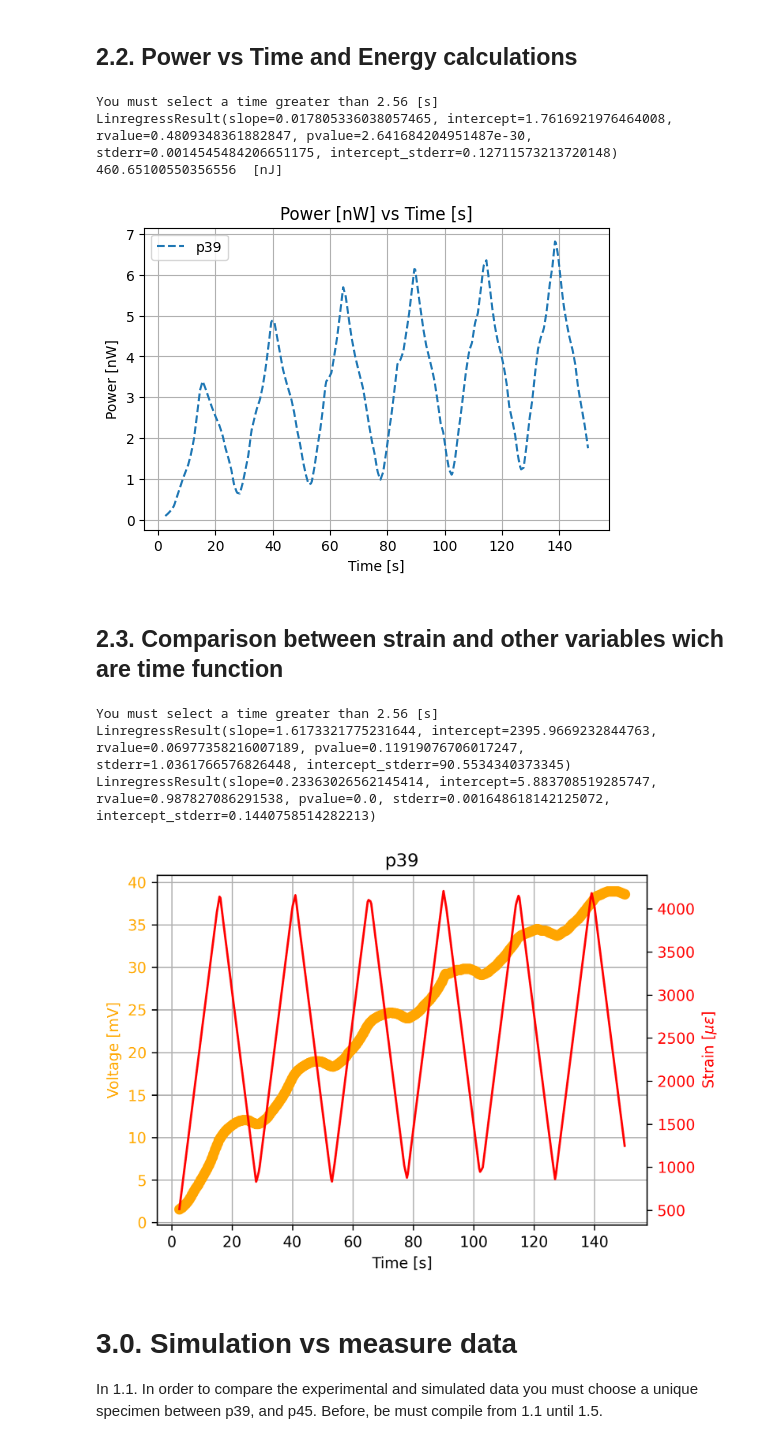
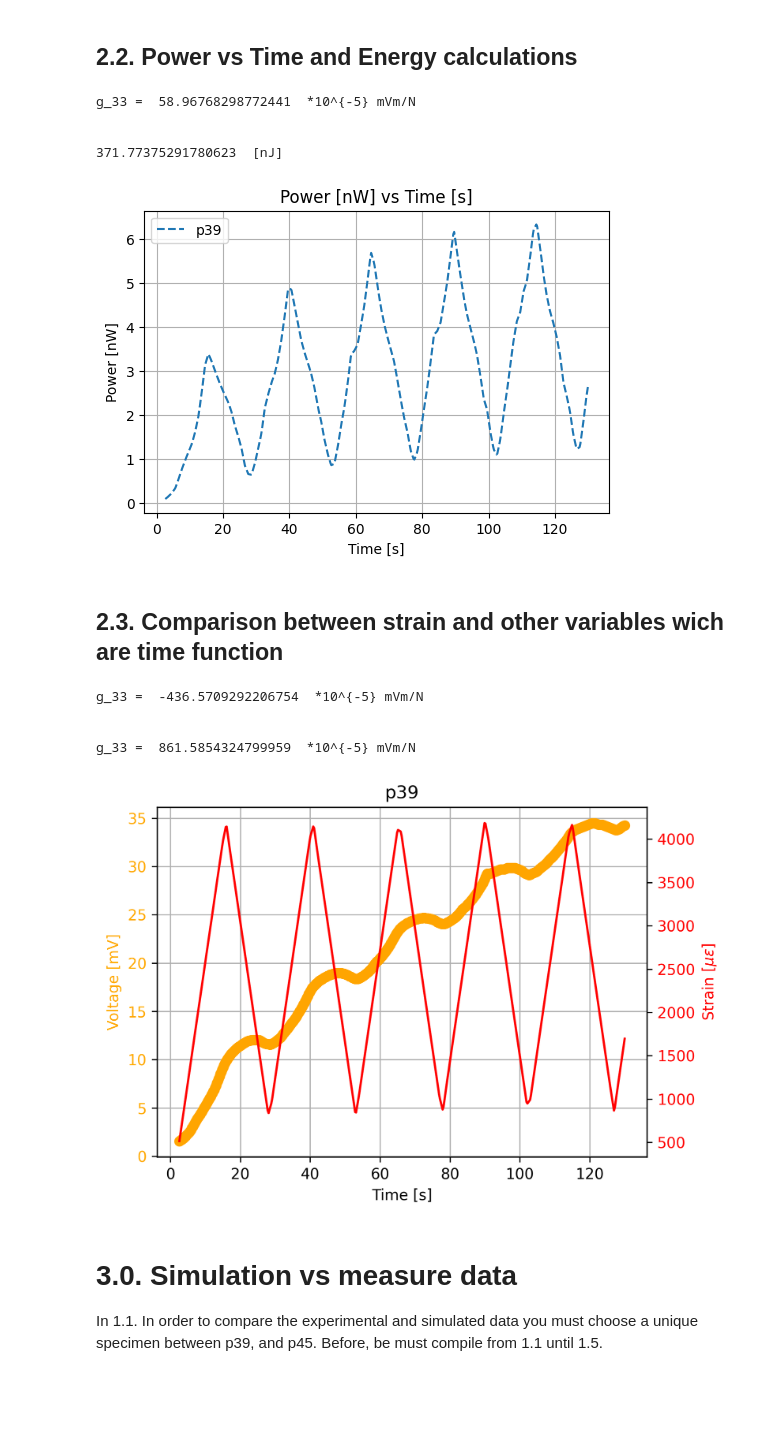
Before and after one commit to dantrica/Py-piezoGO, a Jupyter notebook: analytics_GO.ipynb, the cells around one changed output. Drawn from its saved outputs; the diff is of its cells as text; code cells hidden in the pictures; blank space fills up the shorter version.

```diff
--- a/analytics_GO.ipynb
+++ b/analytics_GO.ipynb
@@ -75,9 +65,11 @@ data = pd.read_excel('data/Medidas_GO_20220406.xlsx')
 #path_list = data.path
 #measure = ['OCP', 'f']
 
-ss1 = input("elegir muestras entre (p39 - p50), ejemplo: p39 p44 ...] : ")
+ss1 = input("Please select the specimens from (p39 - p50), for instance: p39 p44 ...] : ")
 
 def to_list(string):
     li = list(string.split(" "))
     return li
 picked_samples = to_list(ss1)
+
+print('Chose specimen(s) is/are: ', picked_samples)
@@ -433,7 +423,7 @@ option = 17 --- corriente normalizada vs tiempo
 It has been selected the option = 11 --- power vs time
 '''
 idata = interpol(samples=picked_samples, dic_data=dic_data_by_sample,
-                 t_min_max=[0,150], n=500)
+                 t_min_max=[2.56,130], n=500)
 data = dic_data_by_sample
 
 xylabel = plot_electromechanical(data, idata, option=11, marker='--', etiqueta='',
@@ -455,10 +445,11 @@ for s in np.arange(len(x)):
    temp_file.write('%0.3f %0.3f\n' %(x[s], y[s]))
 temp_file.close()
 # %% [output]
-You must select a time greater than 2.56 [s]
-LinregressResult(slope=0.017805336038057465, intercept=1.7616921976464008, rvalue=0.4809348361882847, pvalue=2.641684204951487e-30, stderr=0.0014545484206651175, intercept_stderr=0.12711573213720148)
-460.65100550356556  [nJ]
+g_33 =  58.96768298772441  *10^{-5} mVm/N
+
+
+371.77375291780623  [nJ]
-[figure, old version]
+[figure, new version]
 # %% [markdown]
 ## 2.3. Comparison between strain and other variables wich are time function
 # %%
@@ -477,7 +468,7 @@ option = 17 --- corriente normalizada vs tiempo
 Then, the strain timeline (option = 16) is compared with the above options
 '''
 idata = interpol(samples=picked_samples, dic_data=dic_data_by_sample,
-                 t_min_max=[0,150], n=500)
+                 t_min_max=[2.56,130], n=500)
 data = dic_data_by_sample
 
 strain = plot_electromechanical(data, idata, option=1, marker='--', etiqueta='', dpi=100)
@@ -512,37 +503,38 @@ ax3.grid('both')
 #OCP = np.loadtxt(get_path+'OCP_'+picked_samples[0]+'_sim.txt')
 #ts = OCP[:,0]
 #vs = OCP[:,1]
 #isim = OCP[:,2]
 
 #ax4.grid('both')
 #ax3.plot(ts, vs*1000, '-k', label='Theoretical')
 #ax3.legend()
 #-------------------------------------------------------------------------------
 
 ax4 = ax3.twinx() # instantiate a second axes that shares the same x-axis
 
 color='red'
 ax4.set_ylabel(strain[1], color=color)
 h2 = ax4.plot(x_strain, y_strain, color=color, marker='')
 ax4.tick_params(axis='y', labelcolor=color)
 
 fig.tight_layout()
 plt.title(picked_samples[0])
 plt.show()
 
 xylabel = [other[0], other[1], fig, 0]
 
 save_data = 'outputs/fig_GO/'
 temp_file = open(save_data+picked_samples[0]+'_'+other[1].split(' ')[0]+'_'+
                     other[0].split(' ')[0]+'.txt', mode='w+')
 for s in np.arange(len(x_other)):
    temp_file.write('%0.3f %0.3f\n' %(x_other[s], y_other[s]))
 temp_file.close()
 # %% [output]
-You must select a time greater than 2.56 [s]
-LinregressResult(slope=1.6173321775231644, intercept=2395.9669232844763, rvalue=0.06977358216007189, pvalue=0.11919076706017247, stderr=1.0361766576826448, intercept_stderr=90.5534340373345)
-LinregressResult(slope=0.23363026562145414, intercept=5.883708519285747, rvalue=0.987827086291538, pvalue=0.0, stderr=0.001648618142125072, intercept_stderr=0.1440758514282213)
+g_33 =  -436.5709292206754  *10^{-5} mVm/N
+
+
+g_33 =  861.5854324799959  *10^{-5} mVm/N
-[figure, old version]
+[figure, new version]
 # %% [markdown]
 # 3.0. Simulation vs measure data
 
```
Also changed, not shown: parts of 10 cells of this notebook.
